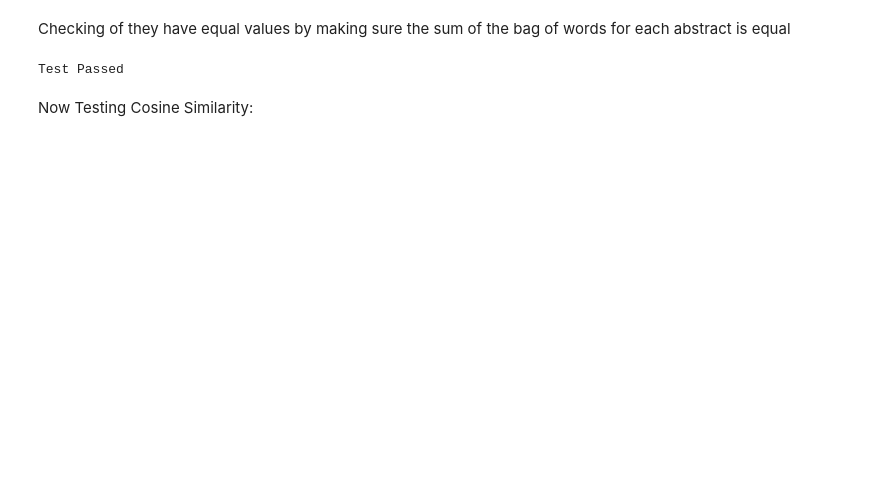
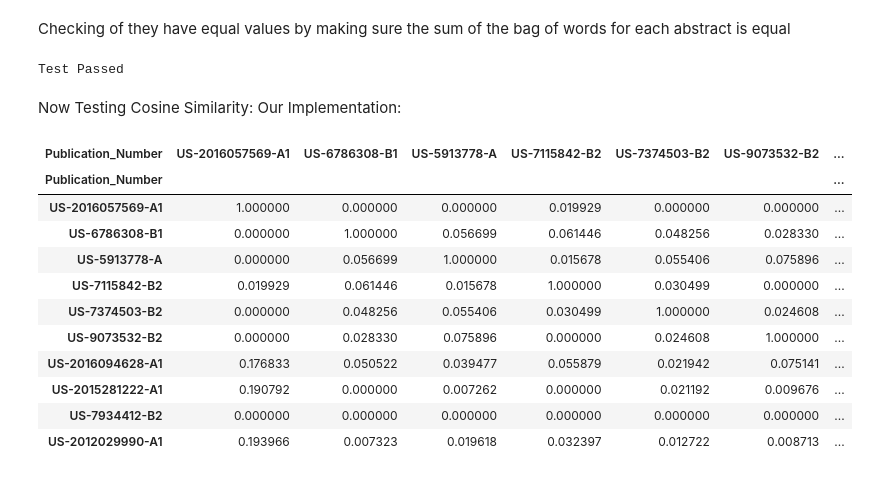
Before and after one commit to GabeAspir/Patent-Prior-Art-Finder, a Jupyter notebook: testing/Testing_BOW_and_Cosine.ipynb, the cells around one changed output. Drawn from its saved outputs; the diff is of its cells as text; code cells hidden in the pictures; blank space fills up the shorter version.

Commit message:
added cosine table

```diff
--- a/testing/Testing_BOW_and_Cosine.ipynb
+++ b/testing/Testing_BOW_and_Cosine.ipynb
@@ -177,4 +178,36 @@ check_for_equal_sum()
 # %% [output]
 Test Passed
 # %% [markdown]
-Now Testing Cosine Similarity:
+Now Testing Cosine Similarity: Our Implementation:
+# %%
+def cosineTable(dataframe):
+        """
+         Takes a dataframe and returns a table with the cosine simialrity metrics of each pair
+        , uses scikit-learn's cosine function.
+
+        :param dataframe: dataframe from init
+        :return: pandas table with cosine similarity (SciKit implementation) index from BOW vectors
+        """
+
+        newTable = pd.DataFrame(cosine_similarity(dataframe['BagOfWords'].tolist()))
+        newTable.columns = dataframe['Publication_Number']
+        newTable.index = dataframe['Publication_Number']
+
+        return newTable
+
+
+cs_table_1 = cosineTable(df)
+cs_table_1
+# %% [output]
+| Publication_Number | US-2016057569-A1 | US-6786308-B1 | US-5913778-A | US-7115842-B2 | US-7374503-B2 | US-9073532-B2 | ... |
+| Publication_Number |  |  |  |  |  |  | ... |
+| US-2016057569-A1 | 1.000000 | 0.000000 | 0.000000 | 0.019929 | 0.000000 | 0.000000 | ... |
+| US-6786308-B1 | 0.000000 | 1.000000 | 0.056699 | 0.061446 | 0.048256 | 0.028330 | ... |
+| US-5913778-A | 0.000000 | 0.056699 | 1.000000 | 0.015678 | 0.055406 | 0.075896 | ... |
+| US-7115842-B2 | 0.019929 | 0.061446 | 0.015678 | 1.000000 | 0.030499 | 0.000000 | ... |
+| US-7374503-B2 | 0.000000 | 0.048256 | 0.055406 | 0.030499 | 1.000000 | 0.024608 | ... |
+| US-9073532-B2 | 0.000000 | 0.028330 | 0.075896 | 0.000000 | 0.024608 | 1.000000 | ... |
+| US-2016094628-A1 | 0.176833 | 0.050522 | 0.039477 | 0.055879 | 0.021942 | 0.075141 | ... |
+| US-2015281222-A1 | 0.190792 | 0.000000 | 0.007262 | 0.000000 | 0.021192 | 0.009676 | ... |
+| US-7934412-B2 | 0.000000 | 0.000000 | 0.000000 | 0.000000 | 0.000000 | 0.000000 | ... |
+| US-2012029990-A1 | 0.193966 | 0.007323 | 0.019618 | 0.032397 | 0.012722 | 0.008713 | ... |
```
Also changed, not shown: parts of 4 cells of this notebook, 1 other file.
